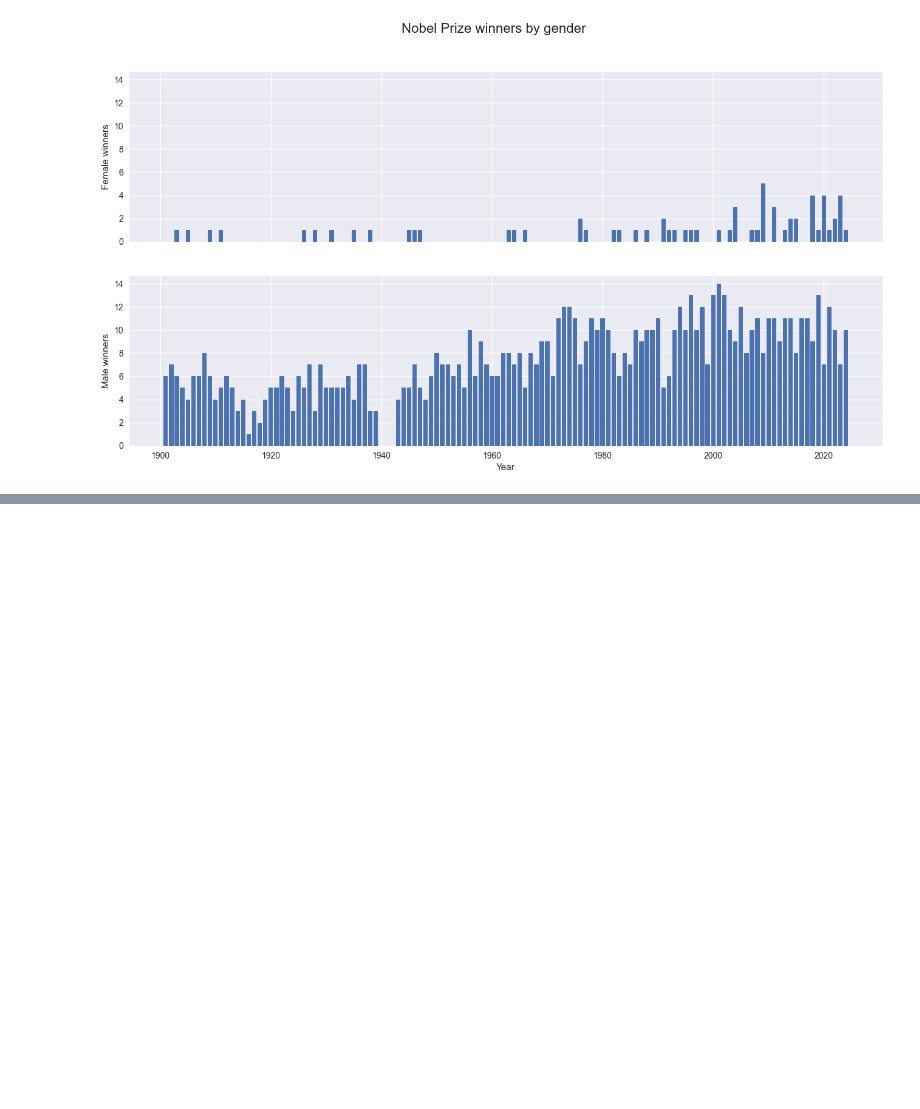
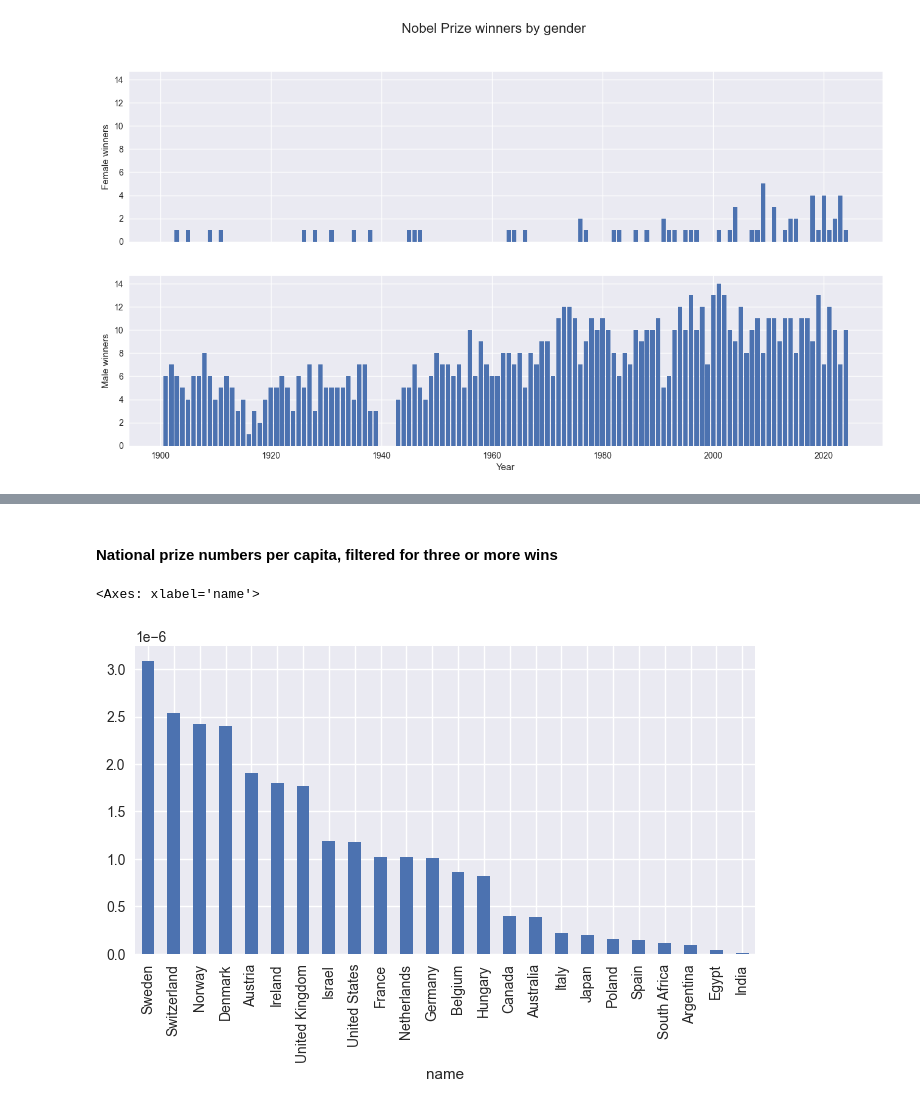
Before and after one commit to MSulSal/nobel-data-exploration, a Jupyter notebook: Nobel Winners Data Exploration.ipynb, the cells around one changed output, grey strips where cells are left out. Cells and saved outputs as stored; diff of their text form; code cells hidden in the pictures; blank space fills up the shorter version.

```diff
--- a/Nobel Winners Data Exploration.ipynb
+++ b/Nobel Winners Data Exploration.ipynb
@@ -176,0 +220,7 @@ Text(0.5, 0, 'Year')
+# %% [markdown]
+#### National prize numbers per capita, filtered for three or more wins
+# %%
+df_countries[df_countries.nobel_wins > 2].sort_values(by="nobel_wins_per_capita", ascending=False).nobel_wins_per_capita.plot(kind="bar")
+# %% [output]
+<Axes: xlabel='name'>
+[figure, added]
```
Also changed, not shown: parts of 11 cells of this notebook, 1 other file.
